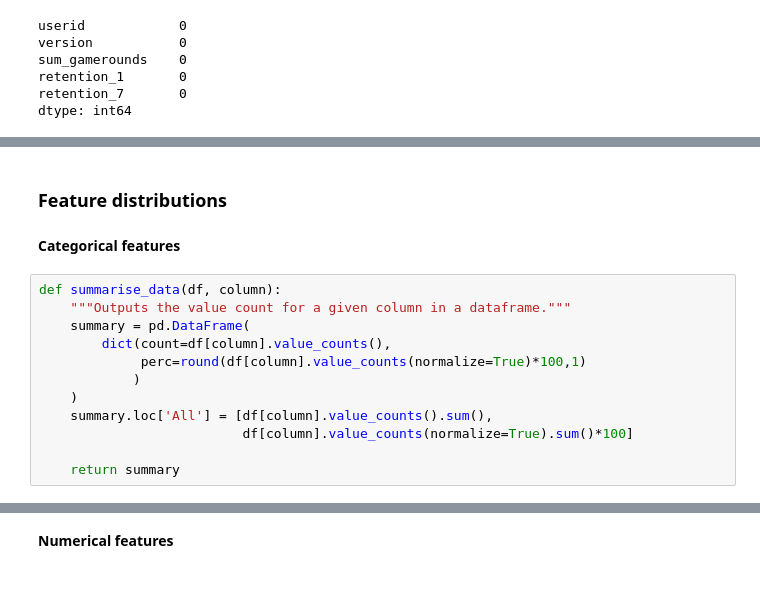
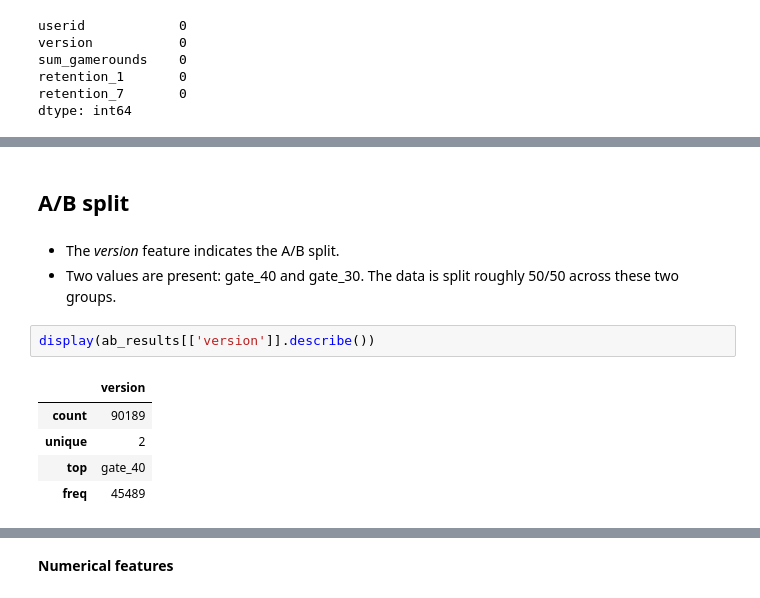
Before and after one commit to earth1987/ab-testing-cookie-cats, a Jupyter notebook: notebooks/ab_test.ipynb, the cells around one changed output, grey strips where cells are left out. Saved outputs shown, nothing was run; the diff lists cells and outputs as text.

```diff
--- a/notebooks/ab_test.ipynb
+++ b/notebooks/ab_test.ipynb
@@ -77,16 +73,13 @@ display(ab_results[['version', 'retention_1', 'retention_7']].describe())
 # %% [markdown]
-### Feature distributions
+## A/B split
 # %% [markdown]
-**Categorical features**
+* The *version* feature indicates the A/B split.
+* Two values are present: gate_40 and gate_30. The data is split roughly 50/50 across these two groups.
-# %%
-def summarise_data(df, column):
-    """Outputs the value count for a given column in a dataframe."""
-    summary = pd.DataFrame(
-        dict(count=df[column].value_counts(),
-             perc=round(df[column].value_counts(normalize=True)*100,1)
-            )
-    )
-    summary.loc['All'] = [df[column].value_counts().sum(),
-                          df[column].value_counts(normalize=True).sum()*100]
-
-    return summary
+# %%
+display(ab_results[['version']].describe())
+# %% [output]
+|  | version |
+| count | 90189 |
+| unique | 2 |
+| top | gate_40 |
+| freq | 45489 |
```
Also changed, not shown: parts of 49 cells of this notebook, 1 other file.
